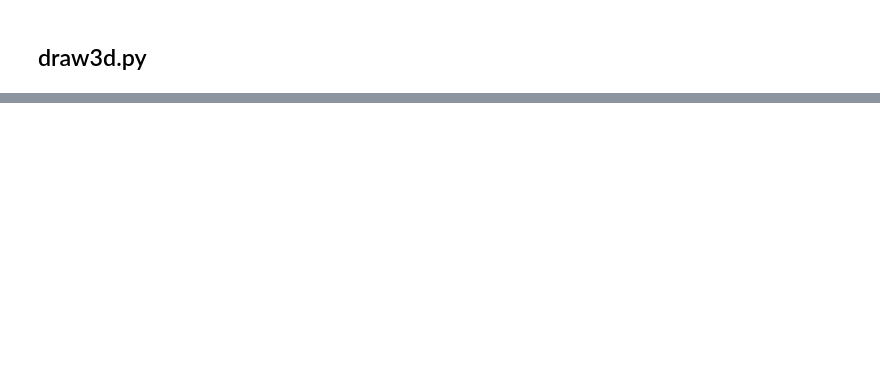
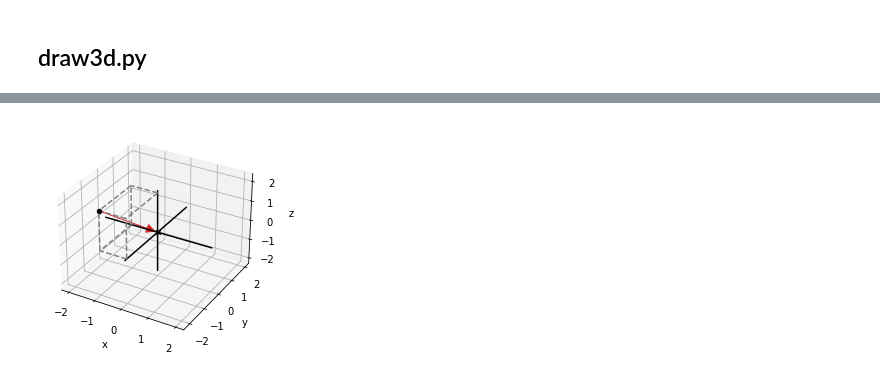
Before and after one commit to Lang-Shao/graduate_cource, a Jupyter notebook: Using_Python/Python_Books/2020Math_for_Programmers/Chapter 03/Ch03_mytest.ipynb, the cells around one changed output, grey strips where cells are left out. Saved outputs shown, nothing was run; the diff lists cells and outputs as text; code cells hidden in the pictures; blank space fills up the shorter version.

```diff
--- a/Using_Python/Python_Books/2020Math_for_Programmers/Chapter 03/Ch03_mytest.ipynb
+++ b/Using_Python/Python_Books/2020Math_for_Programmers/Chapter 03/Ch03_mytest.ipynb
@@ -177,0 +186,8 @@ draw3d()
+# %%
+draw3d(
+Points3D((-1,-2,2)),
+Arrow3D((0,0,0),(-1,-2,2)),
+Box3D(-1,-2,2)
+)
+# %% [output]
+[figure, added]
```
Also changed, not shown: parts of 8 cells of this notebook.
